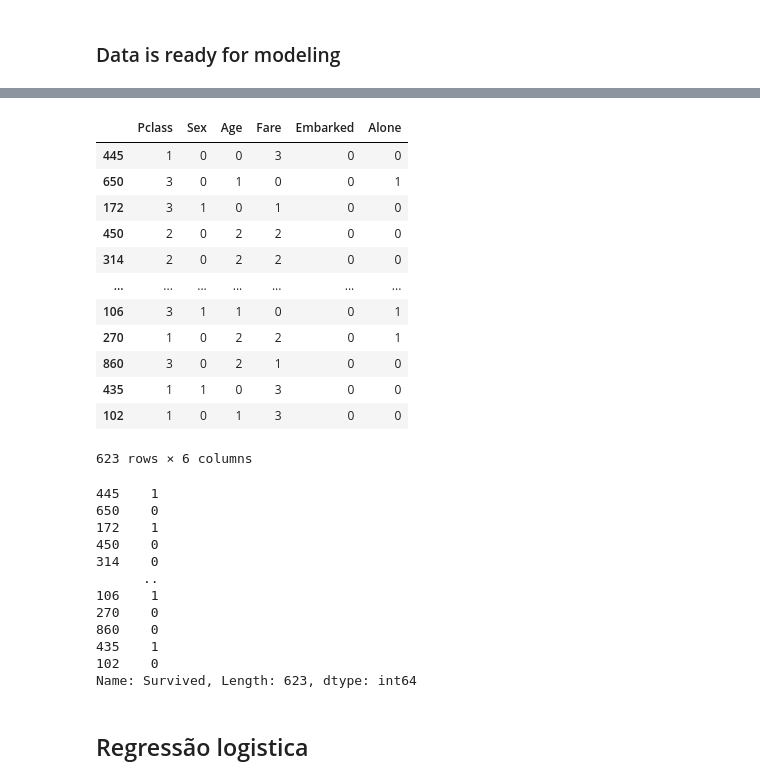
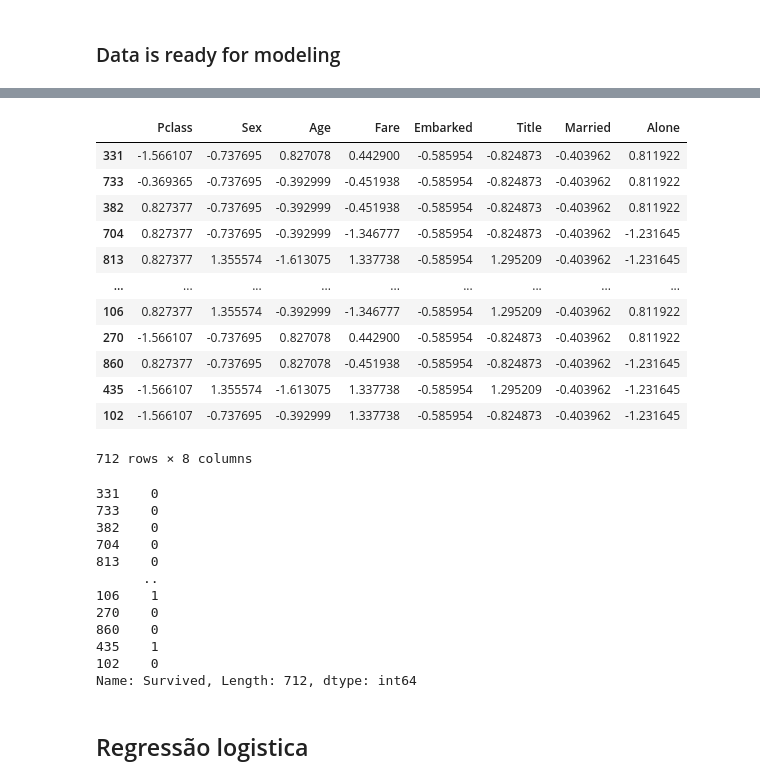
Before and after one commit to henriqueLD/CompetitionsKaggle, a Jupyter notebook: Titanic/pipeline.ipynb, the cells around one changed output, grey strips where cells are left out. Saved outputs shown, nothing was run; the diff lists cells and outputs as text; code cells hidden in the pictures.

```diff
--- a/Titanic/pipeline.ipynb
+++ b/Titanic/pipeline.ipynb
@@ -48,3 +48,16 @@ dtypes: float64(2), int64(5), object(5)
 memory usage: 83.7+ KB
 # %% [markdown]
 ### Correlation of target and categorical features
+# %%
+train_df['Title'] = train_df['Name'].str.split(', ', expand=True)[1].str.split('.', expand=True)[0]
+train_df['Married'] = 0
+train_df['Married'].loc[train_df['Title'] == 'Mrs'] = 1
+train_df['Title'] = train_df['Title'].replace(['Miss', 'Mrs','Ms', 'Mlle', 'Lady', 'Mme', 'the Countess', 'Dona'], 'Miss/Mrs/Ms')
+train_df['Title'] = train_df['Title'].replace(['Dr', 'Col', 'Major', 'Jonkheer', 'Capt', 'Sir', 'Don', 'Rev'], 'Dr/Military/Noble/Clergy')
+
+test_df['Title'] = test_df['Name'].str.split(', ', expand=True)[1].str.split('.', expand=True)[0]
+test_df['Married'] = 0
+test_df['Married'].loc[test_df['Title'] == 'Mrs'] = 1
+test_df['Title'] = test_df['Title'].replace(['Miss', 'Mrs','Ms', 'Mlle', 'Lady', 'Mme', 'the Countess', 'Dona'], 'Miss/Mrs/Ms')
+test_df['Title'] = test_df['Title'].replace(['Dr', 'Col', 'Major', 'Jonkheer', 'Capt', 'Sir', 'Don', 'Rev'], 'Dr/Military/Noble/Clergy')
+train_df[['Title','Survived']].groupby(['Title'], as_index=False).mean()
@@ -194,0 +228,13 @@ train_df.head()
+# %%
+def encode_title(df):
+    df.loc[ df['Title'] == 'Mr', 'Title'] = 0
+    df.loc[ df['Title'] == 'Dr/Military/Noble/Clergy' , 'Title'] = 1
+    df.loc[ df['Title'] == 'Master', 'Title'] = 2
+    df.loc[ df['Title'] == 'Miss/Mrs/Ms', 'Title'] = 3
+
+    return df
+
+train_df = encode_title(train_df).astype({'Title':'int32'})
+test_df = encode_title(test_df).astype({'Title':'int32'})
+
+train_df.head()
@@ -249,3 +303,13 @@ import xgboost as xgb
 
 from sklearn.linear_model import LogisticRegression
 from sklearn.ensemble import RandomForestClassifier
+# %%
+train_scale = StandardScaler().fit_transform(train_df.drop(["Survived", "PassengerId"], axis = 1))
+train_df_scale = pd.DataFrame(train_scale, columns = ['Pclass','Sex','Age','Fare','Embarked','Title','Married','Alone'])
+train_df_scale['Survived'] = train_df['Survived']
+train_df_scale
+
+test_scale = StandardScaler().fit_transform(test_df.drop(["PassengerId"], axis = 1))
+test_df_scale = pd.DataFrame(test_scale, columns = ['Pclass','Sex','Age','Fare','Embarked','Title','Married','Alone'])
+test_df_scale['PassengerId'] = test_df['PassengerId']
+test_df_scale
@@ -252,36 +330,36 @@ from sklearn.ensemble import RandomForestClassifier
 # %%
-x_train, x_validation, y_train, y_validation = train_test_split(train_df.drop(["Survived", "PassengerId"], axis = 1), train_df["Survived"], test_size=0.3, random_state=42)
+x_train, x_validation, y_train, y_validation = train_test_split(train_df_scale.drop(["Survived"], axis = 1), train_df_scale["Survived"], test_size=0.2, random_state=42)
 
 x_train
 # %% [output]
-|  | Pclass | Sex | Age | Fare | Embarked | Alone |
-| 445 | 1 | 0 | 0 | 3 | 0 | 0 |
-| 650 | 3 | 0 | 1 | 0 | 0 | 1 |
-| 172 | 3 | 1 | 0 | 1 | 0 | 0 |
-| 450 | 2 | 0 | 2 | 2 | 0 | 0 |
-| 314 | 2 | 0 | 2 | 2 | 0 | 0 |
-| ... | ... | ... | ... | ... | ... | ... |
-| 106 | 3 | 1 | 1 | 0 | 0 | 1 |
-| 270 | 1 | 0 | 2 | 2 | 0 | 1 |
-| 860 | 3 | 0 | 2 | 1 | 0 | 0 |
-| 435 | 1 | 1 | 0 | 3 | 0 | 0 |
-| 102 | 1 | 0 | 1 | 3 | 0 | 0 |
+|  | Pclass | Sex | Age | Fare | Embarked | Title | Married | Alone |
+| 331 | -1.566107 | -0.737695 | 0.827078 | 0.442900 | -0.585954 | -0.824873 | -0.403962 | 0.811922 |
+| 733 | -0.369365 | -0.737695 | -0.392999 | -0.451938 | -0.585954 | -0.824873 | -0.403962 | 0.811922 |
+| 382 | 0.827377 | -0.737695 | -0.392999 | -0.451938 | -0.585954 | -0.824873 | -0.403962 | 0.811922 |
+| 704 | 0.827377 | -0.737695 | -0.392999 | -1.346777 | -0.585954 | -0.824873 | -0.403962 | -1.231645 |
+| 813 | 0.827377 | 1.355574 | -1.613075 | 1.337738 | -0.585954 | 1.295209 | -0.403962 | -1.231645 |
+| ... | ... | ... | ... | ... | ... | ... | ... | ... |
+| 106 | 0.827377 | 1.355574 | -0.392999 | -1.346777 | -0.585954 | 1.295209 | -0.403962 | 0.811922 |
+| 270 | -1.566107 | -0.737695 | 0.827078 | 0.442900 | -0.585954 | -0.824873 | -0.403962 | 0.811922 |
+| 860 | 0.827377 | -0.737695 | 0.827078 | -0.451938 | -0.585954 | -0.824873 | -0.403962 | -1.231645 |
+| 435 | -1.566107 | 1.355574 | -1.613075 | 1.337738 | -0.585954 | 1.295209 | -0.403962 | -1.231645 |
+| 102 | -1.566107 | -0.737695 | -0.392999 | 1.337738 | -0.585954 | -0.824873 | -0.403962 | -1.231645 |
-623 rows × 6 columns
+712 rows × 8 columns
 # %%
 y_train
 # %% [output]
-445    1
-650    0
-172    1
-450    0
-314    0
+331    0
+733    0
+382    0
+704    0
+813    0
       ..
 106    1
 270    0
 860    0
 435    1
 102    0
-Name: Survived, Length: 623, dtype: int64
+Name: Survived, Length: 712, dtype: int64
 # %% [markdown]
 ## Regressão logistica
 # %%
```
Also changed, not shown: parts of 16 cells of this notebook, 1 other file.
